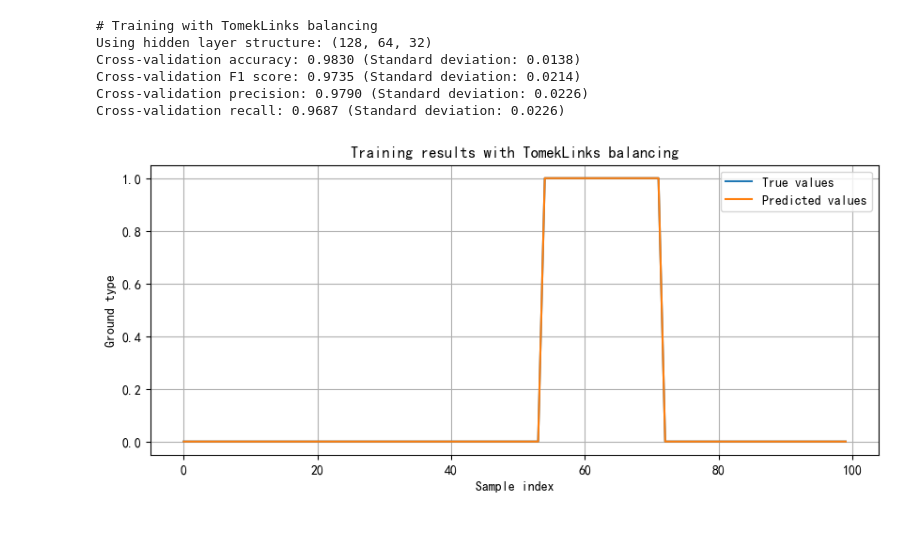
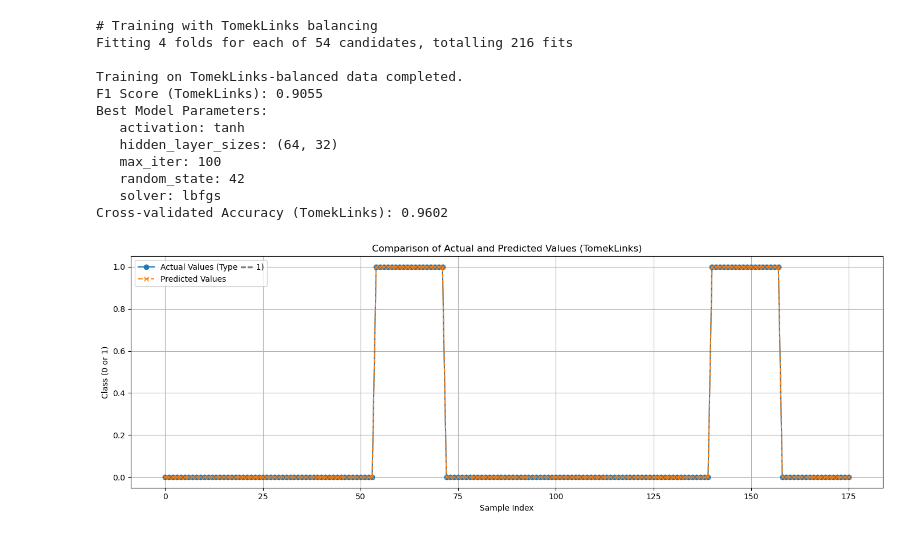
Before and after one commit to 1013003894/home, a Jupyter notebook: 24.ipynb, the cells around one changed output. Cells and saved outputs as stored; diff of their text form; code cells hidden in the pictures.

```diff
--- a/24.ipynb
+++ b/24.ipynb
@@ -99,12 +142,17 @@ def calculate_v3_features(df):
     })
     return v3_features
 
-X_v3 = calculate_v3_features(df)
-X_test_v3 = calculate_v3_features(df_test)
+X = calculate_v3_features(df)
+X_test = calculate_v3_features(df_test)
 Y = df['Type']
 Y_test = df_test['Type']
-train_data = X_v3.copy()
+train_data = X.copy()
 train_data['Type'] = Y.values
 train_data_sorted = train_data.sort_values(by='Type').reset_index(drop=True)
 X_sorted = train_data_sorted.drop(columns='Type')
 Y_sorted = train_data_sorted['Type']
+
+# 可选：显示前几行检查
+print("X 特征维度：", X.shape)
+print("y 标签分布：\n", Y.value_counts())
+X.head()
@@ -250,24 +641,60 @@ weighted avg       0.70      0.43      0.47       176
 # %%
 from imblearn.under_sampling import TomekLinks
 print("# Training with TomekLinks balancing")
 tomek = TomekLinks(sampling_strategy='all')  # 'all' means clean the boundary samples of all classes
 X_tl, Y_tl = tomek.fit_resample(X_norm, Y)
 
-model_tl = train_mlp(X_tl, Y_tl,
-                     hidden_layers=(128, 64, 32),
-                     activation='relu',
-                     solver='adam',
-                    max_iter=300)
+# Perform GridSearchCV with F1 scoring
+grid_ad = GridSearchCV(clf, param_grid, cv=cv, scoring='f1', n_jobs=-1, verbose=1)
+grid_ad.fit(X_tl, Y_tl)
 
-pred_tl = model_tl.predict(X_tl)
+print("\nTraining on TomekLinks-balanced data completed.")
+print("F1 Score (TomekLinks):", round(grid_ad.best_score_, 4))
+print("Best Model Parameters:")
+for k, v in grid_ad.best_params_.items():
+    print(f"   {k}: {v}")
 
-plot_results(Y_tl, pred_tl, "Training results with TomekLinks balancing")
-print(classification_report(Y_tl, pred_tl))
+# Evaluate cross-validation accuracy
+from sklearn.model_selection import cross_val_score
+
+best_model_ad = grid_ad.best_estimator_
+acc_scores_ad = cross_val_score(best_model_ad, X_tl, Y_tl, cv=cv, scoring='accuracy')
+print("Cross-validated Accuracy (TomekLinks):", round(acc_scores_ad.mean(), 4))
+
+# Retrieve the best model
+model_ad = grid_ad.best_estimator_
+
+# Train the model on ADASYN-balanced data
+model_ad.fit(X_tl, Y_tl)
+
+# Make predictions on the training set
+y_pred_ad = model_ad.predict(X_tl)
+N_ad = len(X_tl)
+
+# Plot comparison of actual and predicted values (ADASYN)
+plt.figure(figsize=(14, 5))
+plt.plot(np.arange(N_ad), Y_tl[:N_ad], label='Actual Values (Type == 1)', marker='o')  # Blue dots
+plt.plot(np.arange(N_ad), y_pred_ad[:N_ad], label='Predicted Values', marker='x', linestyle='--')  # Orange crosses
+
+# Plot settings
+plt.title('Comparison of Actual and Predicted Values (TomekLinks)')
+plt.xlabel('Sample Index')
+plt.ylabel('Class (0 or 1)')
+plt.legend()
+plt.grid(True)
+plt.tight_layout()
+plt.show()
 # %% [output]
 # Training with TomekLinks balancing
-Using hidden layer structure: (128, 64, 32)
-Cross-validation accuracy: 0.9830 (Standard deviation: 0.0138)
-Cross-validation F1 score: 0.9735 (Standard deviation: 0.0214)
-Cross-validation precision: 0.9790 (Standard deviation: 0.0226)
-Cross-validation recall: 0.9687 (Standard deviation: 0.0226)
+Fitting 4 folds for each of 54 candidates, totalling 216 fits
+
+Training on TomekLinks-balanced data completed.
+F1 Score (TomekLinks): 0.9055
+Best Model Parameters:
+   activation: tanh
+   hidden_layer_sizes: (64, 32)
+   max_iter: 100
+   random_state: 42
+   solver: lbfgs
+Cross-validated Accuracy (TomekLinks): 0.9602
-[figure, old version]
+[figure, new version]
```
Also changed, not shown: parts of 18 cells of this notebook.
